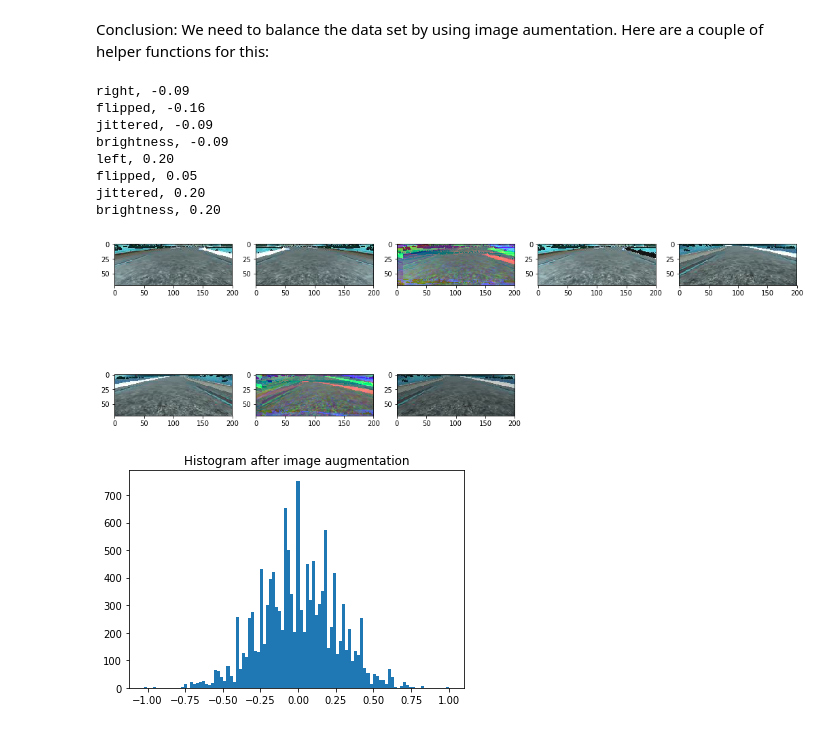
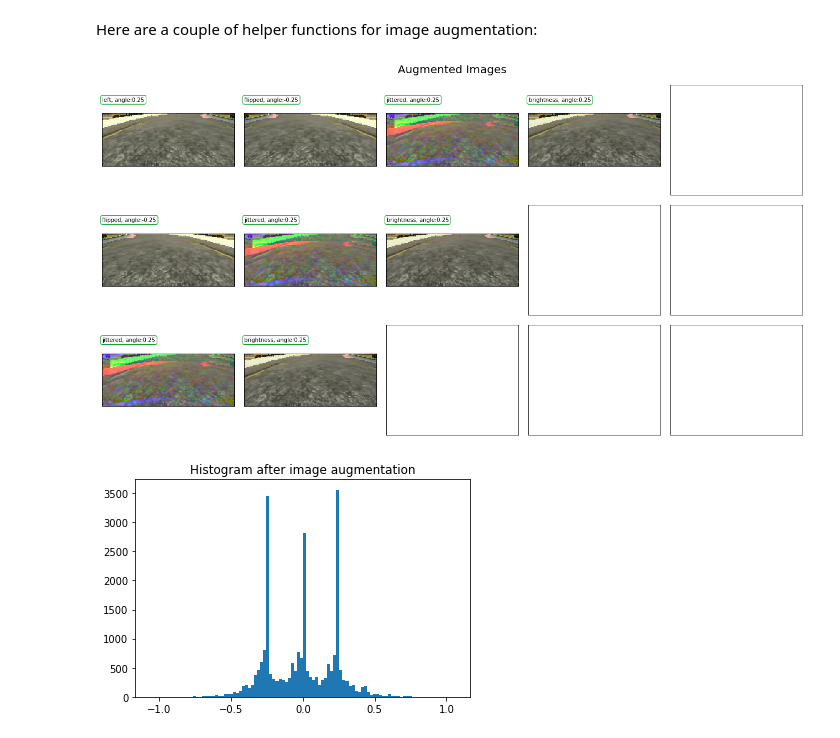
Before and after one commit to kaisternad/CarND-Behavioral-Cloning-P3, a Jupyter notebook: Clone.ipynb, the cells around one changed output. Cells and saved outputs as stored; diff of their text form; code cells hidden in the pictures.

```diff
--- a/Clone.ipynb
+++ b/Clone.ipynb
@@ -53,5 +55,4 @@ Angle equal to zero      : 4361
 # %% [markdown]
-Conclusion: We need to balance the data set by using image aumentation.
-Here are a couple of helper functions for this:
+Here are a couple of helper functions for image augmentation:
 # %%
 def read_image(filename):
@@ -106,5 +126,5 @@ def normalize(img):
 # %%
-def image_processing_step(sample, keep_probability=0.1, angle_threshold=0.01):
+def image_processing_step(sample, keep_probability=1, angle_threshold=0.01, augment=False):
     images = []
     path_to_center_image = sample.get("center")
     angle_of_center_image = sample.get("steering")
@@ -112,80 +132,63 @@ def image_processing_step(sample, keep_probability=0.1, angle_threshold=0.01):
         return images
 
     # randomly select center, right or left image and adjust angle by (-) 0.25 if not center
-    direction, angle, img_path = random_select_lcr(sample)
+    direction, angle, img_path = random_select_lcr(sample, augment)
     original_image = crop(read_image(data_dir + img_path))
     images.append((direction, angle, original_image))
 
-    # flip image horizontally
-    flipped, flipped_angle = flip(original_image, angle_of_center_image)
-    images.append(("flipped", flipped_angle, flipped))
+    if augment == True:
+        # flip image horizontally if angle > 0
+        if np.random.uniform() >= 0.5 and abs(angle) > 0.0:
+            flipped, flipped_angle = flip(original_image, angle)
+            images.append(("flipped", flipped_angle, flipped))
 
-    # add jitter
-    jittered = jitter(original_image)
-    images.append(("jittered", angle, jittered))
+        # add jitter
+        if np.random.uniform() >= 0.5:
+            jittered = jitter(original_image)
+            images.append(("jittered", angle, jittered))
 
-    # adjust random brightness
-    random_b = rand_brightness(original_image)
-    images.append(("brightness", angle, random_b))
+        # adjust random brightness
+        if np.random.uniform() >= 0.5:
+            random_b = rand_brightness(original_image)
+            images.append(("brightness", angle, random_b))
 
     return images
 
 
-def display_images_grid(images, rows, cols, figure_size=(18,10)):
-    gs1 = gridspec.GridSpec(rows, cols)
-    gs1.update(wspace=0.00, hspace=0.02)
-    plt.figure(figsize=figure_size)
-    for i in range(0,len(images)):
-        direction, angle, img = images[i]
-        ax1 = plt.subplot(gs1[i])
-        ax1.set_title("{}, {:.2f}".format(direction, angle))
-        ax1.set_aspect('equal')
-        plt.subplot(rows,cols,i+1)
-        plt.imshow(img)
-        print("{}, {:.2f}".format(direction, angle))
-    plt.show();
-
-
 train, test = train_test_split(driving_log, test_size = 0.2)
-sample = train.sample(5)
+sample = train.sample(1)
 pr = []
 for index, row in sample.iterrows():
-    pr.extend(image_processing_step(row))
+    pr.extend(image_processing_step(row, augment=True))
 
-display_images_grid(pr, 3, 5)
+display_image_grid(pr, 5, 3 )
 
 samples = train.sample(frac=1)
 processed = []
 for index, row in samples.iterrows():
-    pr = image_processing_step(row)
+    pr = image_processing_step(row, augment=True)
     if len(pr) != 0:
         processed.extend(pr)
 
 direction, y_train, X_train = zip(*processed)
 X_train = np.array(X_train)
 y_train = np.array(y_train)
+
 
 test_images_path = np.array(test["center"])
 X_test = []
 for i in range(0,len(test_images_path)):
     X_test.append(crop(read_image(data_dir + test_images_path[i])))
 
 X_test = np.array(X_test)
 y_test = np.array(test["steering"])
 
+
 plt.hist(y_train, bins=100);
 plt.title("Histogram after image augmentation")
 plt.show;
 # %% [output]
-right, -0.09
-flipped, -0.16
-jittered, -0.09
-brightness, -0.09
-left, 0.20
-flipped, 0.05
-jittered, 0.20
-brightness, 0.20
-[figure, old version]
+[figure, new version]
-[figure, old version]
+[figure, new version]
 # %%
 from keras.models import Sequential
```
Also changed, not shown: parts of 5 cells of this notebook, 2 other files.
